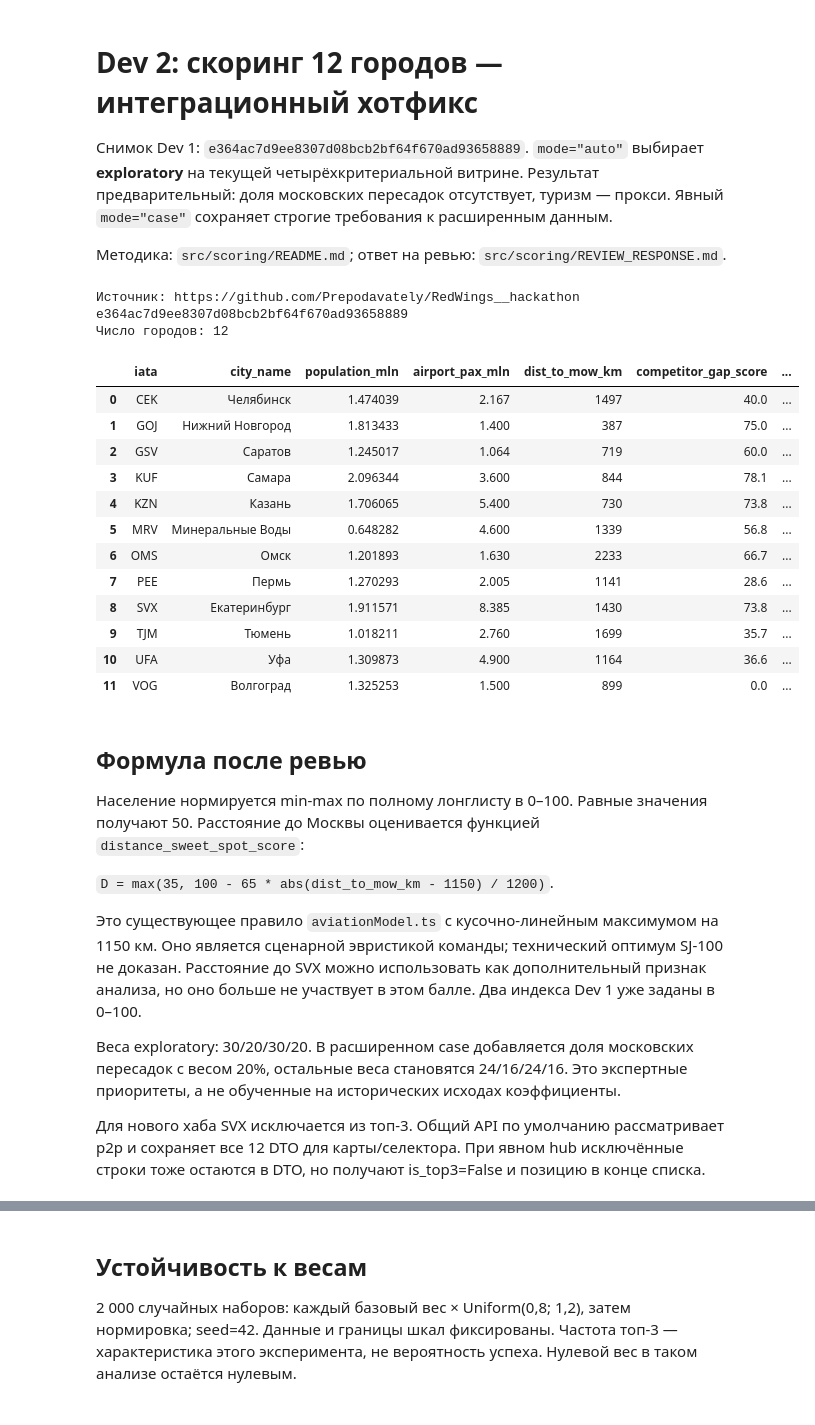
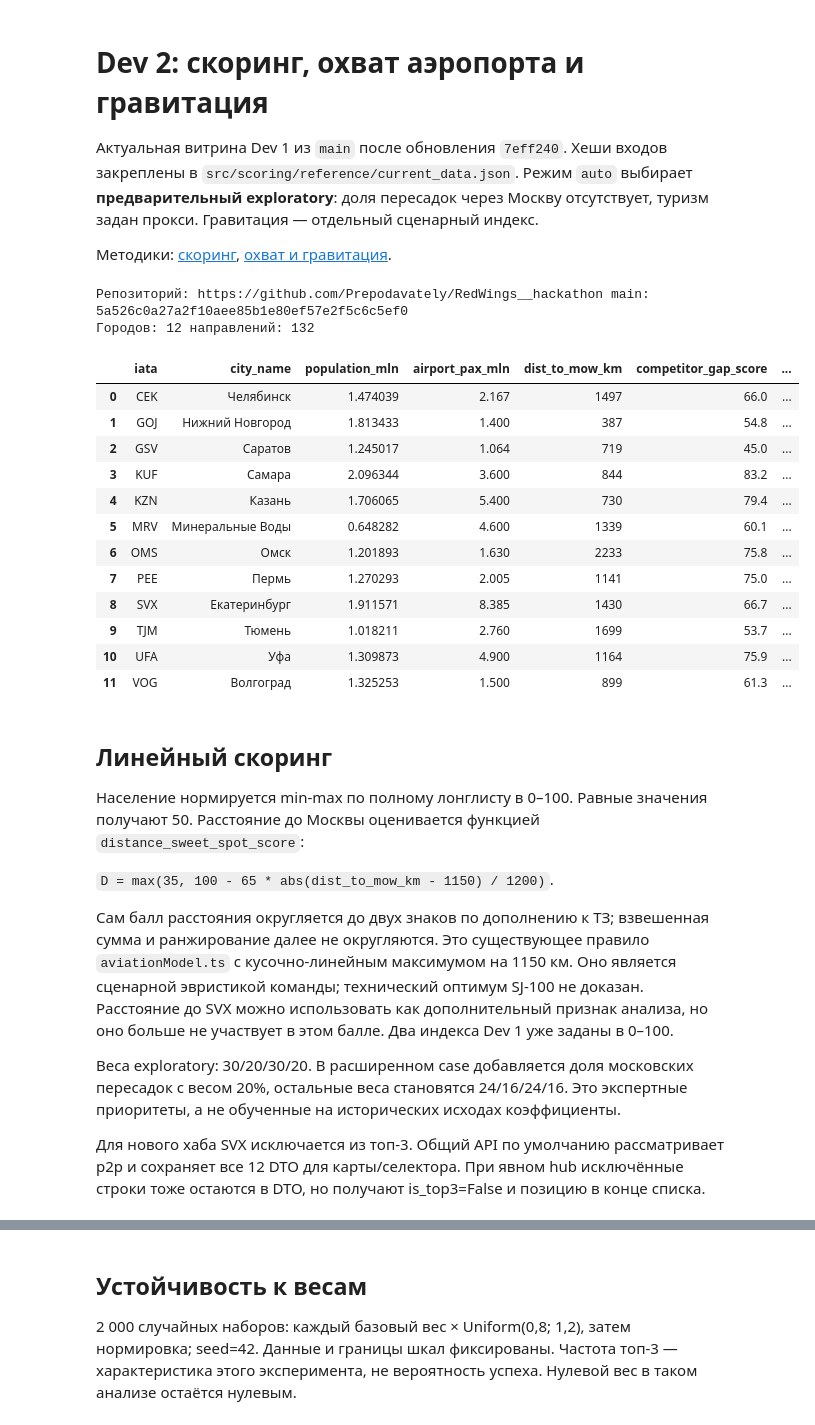
Before and after one commit to Prepodavately/RedWings__hackathon, a Jupyter notebook: notebooks/02_scoring_check.ipynb, the cells around one changed output, grey strips where cells are left out. Cells and saved outputs as stored; diff of their text form; code cells hidden in the pictures.

```diff
--- a/notebooks/02_scoring_check.ipynb
+++ b/notebooks/02_scoring_check.ipynb
@@ -1,59 +1,67 @@
 # %% [markdown]
-# Dev 2: скоринг 12 городов — интеграционный хотфикс
+# Dev 2: скоринг, охват аэропорта и гравитация
 
-Снимок Dev 1: `e364ac7d9ee8307d08bcb2bf64f670ad93658889`.
-`mode="auto"` выбирает **exploratory** на текущей четырёхкритериальной витрине.
-Результат предварительный: доля московских пересадок отсутствует, туризм — прокси.
-Явный `mode="case"` сохраняет строгие требования к расширенным данным.
+Актуальная витрина Dev 1 из `main` после обновления `7eff240`.
+Хеши входов закреплены в `src/scoring/reference/current_data.json`.
+Режим `auto` выбирает **предварительный exploratory**: доля пересадок через
+Москву отсутствует, туризм задан прокси. Гравитация — отдельный сценарный индекс.
 
-Методика: `src/scoring/README.md`; ответ на ревью: `src/scoring/REVIEW_RESPONSE.md`.
+Методики: [скоринг](../src/scoring/README.md),
+[охват и гравитация](../src/scoring/GRAVITY_MODEL.md).
 # %%
 from pathlib import Path
 import sys
 import json
 import hashlib
+import numpy as np
 import pandas as pd
 from IPython.display import display
 
 ROOT = next(p for p in [Path.cwd(), *Path.cwd().parents] if (p / "src/scoring/city_scorer.py").is_file())
 if str(ROOT) not in sys.path:
     sys.path.insert(0, str(ROOT))
 from src.schemas.contracts import ScoringWeights
-from src.scoring.city_scorer import load_features, score_cities, weight_sensitivity, get_scored_cities
+from src.scoring.city_scorer import (
+    load_features, score_cities, weight_sensitivity, get_scored_cities,
+    calculate_effective_population, calculate_gravity_matrix,
+)
 
-DATA_PATH = ROOT / "src/scoring/reference/dev1_e364ac7.csv"
-manifest = json.loads((DATA_PATH.parent / "manifest.json").read_text(encoding="utf-8"))
-assert hashlib.sha256(DATA_PATH.read_bytes()).hexdigest() == manifest["csv_sha256"]
-features = load_features(DATA_PATH)
-print("Источник:", manifest["repository"], manifest["commit"])
-print("Число городов:", len(features))
+DATA_PATH = ROOT / "data/processed/cities_features.parquet"
+ROUTES_PATH = ROOT / "data/processed/routes_proof.parquet"
+manifest = json.loads((ROOT / "src/scoring/reference/current_data.json").read_text(encoding="utf-8"))
+for rel, item in manifest["files"].items():
+    assert hashlib.sha256((ROOT / rel).read_bytes()).hexdigest() == item["sha256"], f"Вход {rel} изменился; обновите отчёты и manifest"
+features, routes = load_features(DATA_PATH), load_features(ROUTES_PATH)
+print("Репозиторий:", manifest["repository"], "main:", manifest["base_main_commit"])
+print("Городов:", len(features), "направлений:", len(routes))
 display(features[["iata", "city_name", "population_mln", "airport_pax_mln",
                   "dist_to_mow_km", "competitor_gap_score", "tourism_demand_score"]])
 # %% [output]
-Источник: https://github.com/Prepodavately/RedWings__hackathon e364ac7d9ee8307d08bcb2bf64f670ad93658889
-Число городов: 12
+Репозиторий: https://github.com/Prepodavately/RedWings__hackathon main: 5a526c0a27a2f10aee85b1e80ef57e2f5c6c5ef0
+Городов: 12 направлений: 132
 |  | iata | city_name | population_mln | airport_pax_mln | dist_to_mow_km | competitor_gap_score | ... |
-| 0 | CEK | Челябинск | 1.474039 | 2.167 | 1497 | 40.0 | ... |
-| 1 | GOJ | Нижний Новгород | 1.813433 | 1.400 | 387 | 75.0 | ... |
-| 2 | GSV | Саратов | 1.245017 | 1.064 | 719 | 60.0 | ... |
-| 3 | KUF | Самара | 2.096344 | 3.600 | 844 | 78.1 | ... |
-| 4 | KZN | Казань | 1.706065 | 5.400 | 730 | 73.8 | ... |
-| 5 | MRV | Минеральные Воды | 0.648282 | 4.600 | 1339 | 56.8 | ... |
-| 6 | OMS | Омск | 1.201893 | 1.630 | 2233 | 66.7 | ... |
-| 7 | PEE | Пермь | 1.270293 | 2.005 | 1141 | 28.6 | ... |
-| 8 | SVX | Екатеринбург | 1.911571 | 8.385 | 1430 | 73.8 | ... |
-| 9 | TJM | Тюмень | 1.018211 | 2.760 | 1699 | 35.7 | ... |
-| 10 | UFA | Уфа | 1.309873 | 4.900 | 1164 | 36.6 | ... |
-| 11 | VOG | Волгоград | 1.325253 | 1.500 | 899 | 0.0 | ... |
+| 0 | CEK | Челябинск | 1.474039 | 2.167 | 1497 | 66.0 | ... |
+| 1 | GOJ | Нижний Новгород | 1.813433 | 1.400 | 387 | 54.8 | ... |
+| 2 | GSV | Саратов | 1.245017 | 1.064 | 719 | 45.0 | ... |
+| 3 | KUF | Самара | 2.096344 | 3.600 | 844 | 83.2 | ... |
+| 4 | KZN | Казань | 1.706065 | 5.400 | 730 | 79.4 | ... |
+| 5 | MRV | Минеральные Воды | 0.648282 | 4.600 | 1339 | 60.1 | ... |
+| 6 | OMS | Омск | 1.201893 | 1.630 | 2233 | 75.8 | ... |
+| 7 | PEE | Пермь | 1.270293 | 2.005 | 1141 | 75.0 | ... |
+| 8 | SVX | Екатеринбург | 1.911571 | 8.385 | 1430 | 66.7 | ... |
+| 9 | TJM | Тюмень | 1.018211 | 2.760 | 1699 | 53.7 | ... |
+| 10 | UFA | Уфа | 1.309873 | 4.900 | 1164 | 75.9 | ... |
+| 11 | VOG | Волгоград | 1.325253 | 1.500 | 899 | 61.3 | ... |
 # %% [markdown]
-## Формула после ревью
+## Линейный скоринг
 
 Население нормируется min-max по полному лонглисту в 0–100. Равные значения получают 50.
 Расстояние до Москвы оценивается функцией `distance_sweet_spot_score`:
 
 `D = max(35, 100 - 65 * abs(dist_to_mow_km - 1150) / 1200)`.
 
-Это существующее правило `aviationModel.ts` с кусочно-линейным максимумом на 1150 км.
+Сам балл расстояния округляется до двух знаков по дополнению к ТЗ;
+взвешенная сумма и ранжирование далее не округляются. Это существующее правило `aviationModel.ts` с кусочно-линейным максимумом на 1150 км.
 Оно является сценарной эвристикой команды; технический оптимум SJ-100 не доказан.
 Расстояние до SVX можно использовать как дополнительный признак анализа, но оно
 больше не участвует в этом балле. Два индекса Dev 1 уже заданы в 0–100.
```
Also changed, not shown: parts of 10 cells of this notebook, 30 other files.
